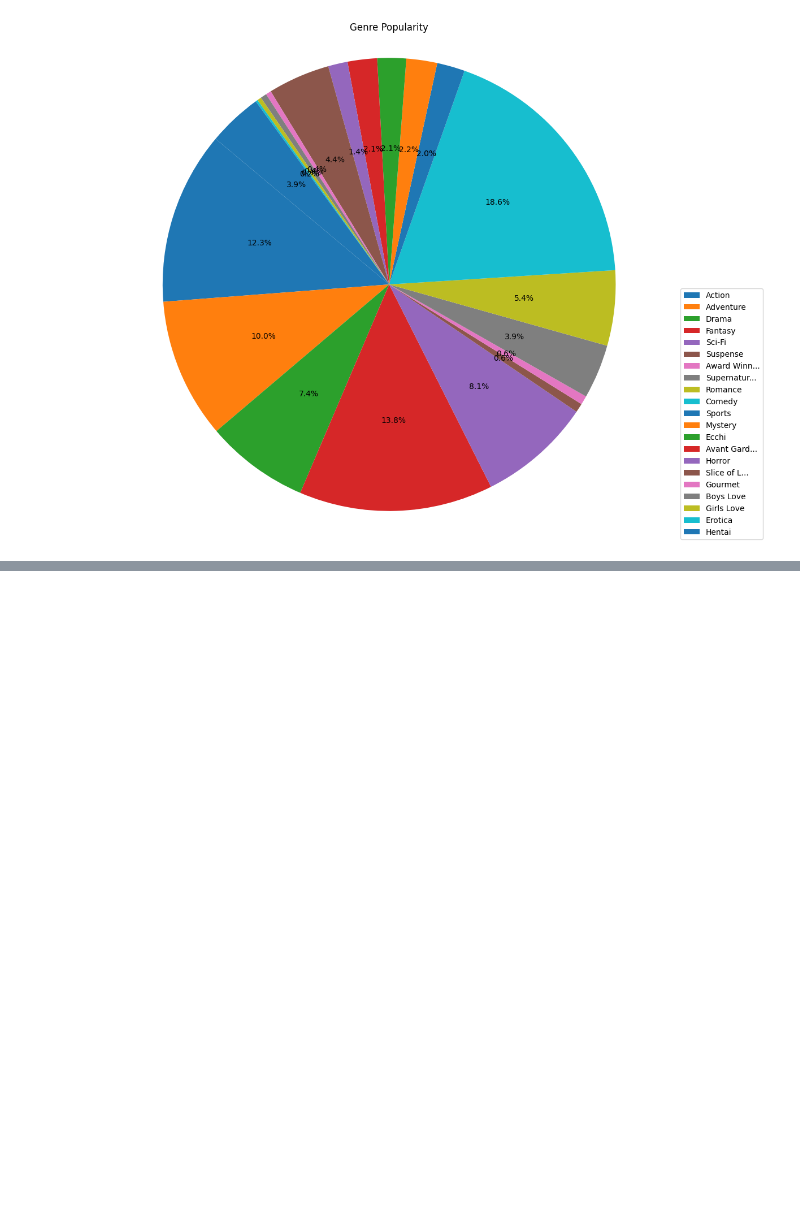
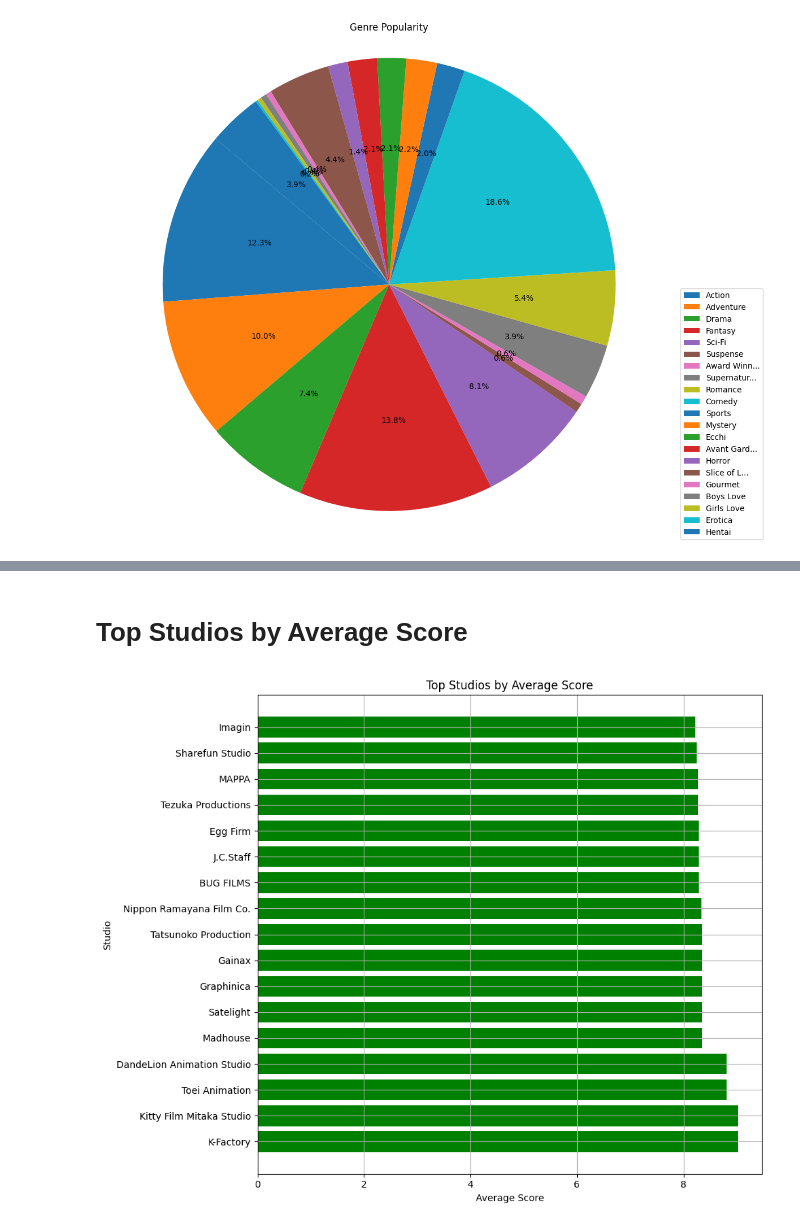
Before and after one commit to shrimpeu/Data-Mining-Final-Project, a Jupyter notebook: Data_Visualization.ipynb, the cells around one changed output, grey strips where cells are left out. Saved outputs shown, nothing was run; the diff lists cells and outputs as text; code cells hidden in the pictures; blank space fills up the shorter version.

```diff
--- a/Data_Visualization.ipynb
+++ b/Data_Visualization.ipynb
@@ -116,0 +207,44 @@ conn.close()
+# %% [markdown]
+#  Top Studios by Average Score
+# %%
+# Establish the MySQL connection using SQLAlchemy
+engine = create_engine('mysql+mysqlconnector://root:mYsT4nd4rdQu3rYL4ngu4g3@localhost/anime_database')
+
+# Query to fetch top studios by average score
+query_top_studios = """
+    SELECT studios, AVG(score) AS avg_score
+    FROM anime_data
+    WHERE studios IS NOT NULL AND score IS NOT NULL
+    GROUP BY studios
+    ORDER BY avg_score DESC
+    LIMIT 10
+"""
+
+# Fetch data into a pandas DataFrame
+top_studios = pd.read_sql(query_top_studios, con=engine)
+
+# Function to clean and count studios
+def count_studios(studios_str):
+    studios_list = [studio.strip("[]'") for studio in studios_str.split(', ')]
+    return studios_list
+
+# Apply the function to clean studios column
+top_studios['studios_cleaned'] = top_studios['studios'].apply(count_studios)
+
+# Plotting the bar chart with average score on x-axis
+plt.figure(figsize=(10, 8))
+for index, row in top_studios.iterrows():
+    for studio in row['studios_cleaned']:
+        plt.barh(studio, row['avg_score'], color='green')
+
+plt.xlabel('Average Score')
+plt.ylabel('Studio')
+plt.title('Top Studios by Average Score')
+plt.grid(True)
+plt.tight_layout()
+plt.show()
+
+# Close SQLAlchemy connection
+engine.dispose()
+# %% [output]
+[figure, added]
```
Also changed, not shown: parts of 4 cells of this notebook.
